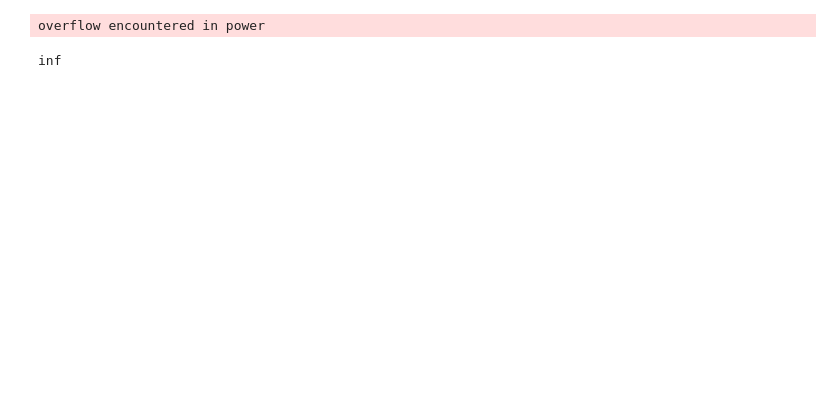
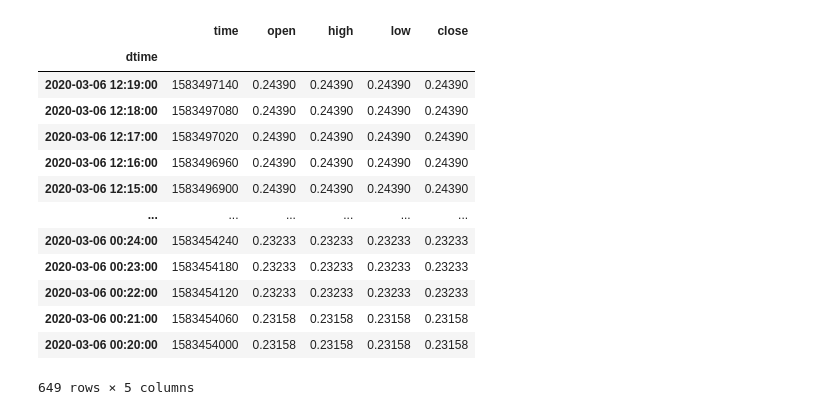
Before and after one commit to bbeale/u-nectix, a Jupyter notebook: notebooks/research_contd.ipynb, the cells around one changed output. Drawn from its saved outputs; the diff is of its cells as text; code cells hidden in the pictures; blank space fills up the shorter version.

```diff
--- a/notebooks/research_contd.ipynb
+++ b/notebooks/research_contd.ipynb
@@ -289,10 +1,60 @@ day_spy_bars.iloc[-50:]
-# %%
-# calculate alpha and beta
-alpha = alpha(minute_bars["close"], minute_spy_bars["close"])
-beta = beta(minute_bars["close"], minute_spy_bars["close"])
-# %% [output]
-overflow encountered in power
-# %%
-print(alpha, beta, max_drawdown)
-# %% [output]
-inf
+# %%
+#!/usr/bin/env python
+# -*- coding: utf-8 -*-
+from nltk.sentiment.vader import SentimentIntensityAnalyzer
+from sklearn.preprocessing import MinMaxScaler
+from src.broker import Broker, BrokerException, BrokerValidationException
+from src.krak_dealer import KrakDealer
+from src.forex_broker import ForexBroker
+from util import parse_configs, parse_args
+from pykrakenapi.pykrakenapi import KrakenAPI, KrakenAPIError
+from alpaca_trade_api.rest import REST, APIError
+from oandapy import API, OandaError
+from importlib import import_module
+from sklearn.cluster import KMeans
+import alpaca_trade_api as tradeapi
+import matplotlib.pyplot as plt
+import plotly.graph_objs as go
+import plotly.offline as py
+import pandas as pd
+import numpy as np
+import configparser
+import os
+import sys
+import krakenex
+
+
+config = configparser.ConfigParser()
+try:
+    config.read(os.path.relpath("../config.ini"))
+except FileExistsError as e:
+    print("FileExistsError: {}".format(e))
+    sys.exit(1)
+
+sid = SentimentIntensityAnalyzer()
+
+# kraken
+api = krakenex.API(key=config["kraken"]["api_key"], secret=config["kraken"]["private_key"])
+kraken = KrakenAPI(api, tier="Starter")
+# %%
+# pair = "XBTUSDC"
+pair = "BATUSD"
+ohlc, last = kraken.get_ohlc_data(pair=pair)
+ohlc.iloc[-1]
+dataframe = ohlc.drop(columns=["vwap","volume","count"])
+dataframe
+# %% [output]
+|  | time | open | high | low | close |
+| dtime |  |  |  |  |  |
+| 2020-03-06 12:19:00 | 1583497140 | 0.24390 | 0.24390 | 0.24390 | 0.24390 |
+| 2020-03-06 12:18:00 | 1583497080 | 0.24390 | 0.24390 | 0.24390 | 0.24390 |
+| 2020-03-06 12:17:00 | 1583497020 | 0.24390 | 0.24390 | 0.24390 | 0.24390 |
+| 2020-03-06 12:16:00 | 1583496960 | 0.24390 | 0.24390 | 0.24390 | 0.24390 |
+| 2020-03-06 12:15:00 | 1583496900 | 0.24390 | 0.24390 | 0.24390 | 0.24390 |
+| ... | ... | ... | ... | ... | ... |
+| 2020-03-06 00:24:00 | 1583454240 | 0.23233 | 0.23233 | 0.23233 | 0.23233 |
+| 2020-03-06 00:23:00 | 1583454180 | 0.23233 | 0.23233 | 0.23233 | 0.23233 |
+| 2020-03-06 00:22:00 | 1583454120 | 0.23233 | 0.23233 | 0.23233 | 0.23233 |
+| 2020-03-06 00:21:00 | 1583454060 | 0.23158 | 0.23158 | 0.23158 | 0.23158 |
+| 2020-03-06 00:20:00 | 1583454000 | 0.23158 | 0.23158 | 0.23158 | 0.23158 |
+649 rows × 5 columns
```
Also changed, not shown: parts of 49 cells of this notebook.
